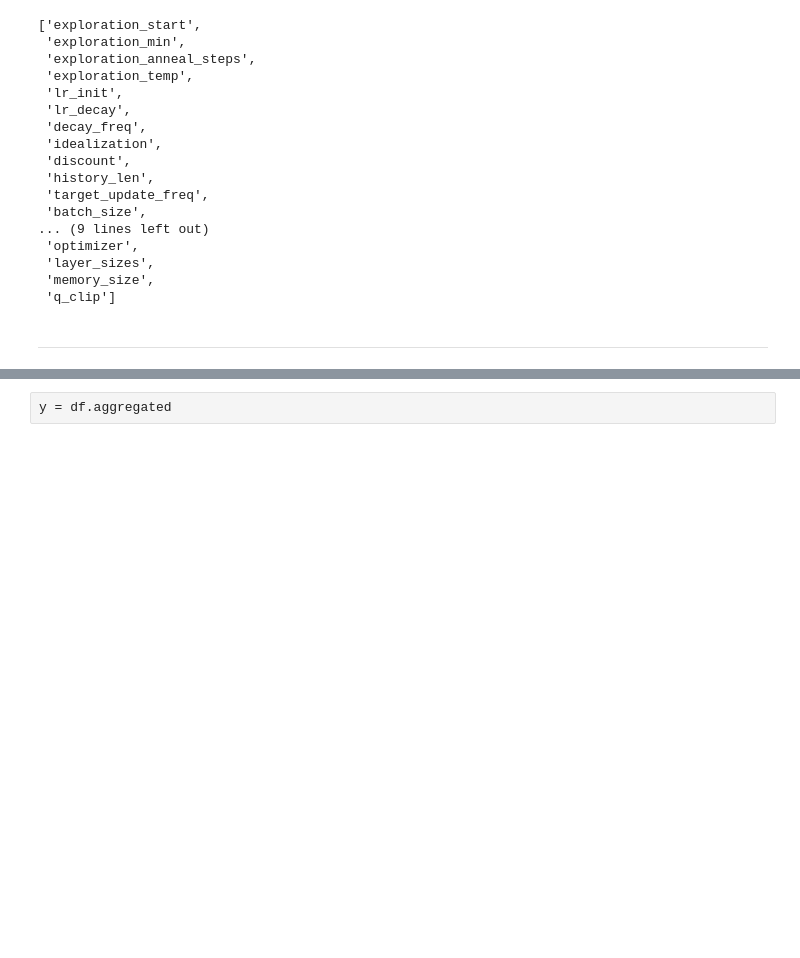
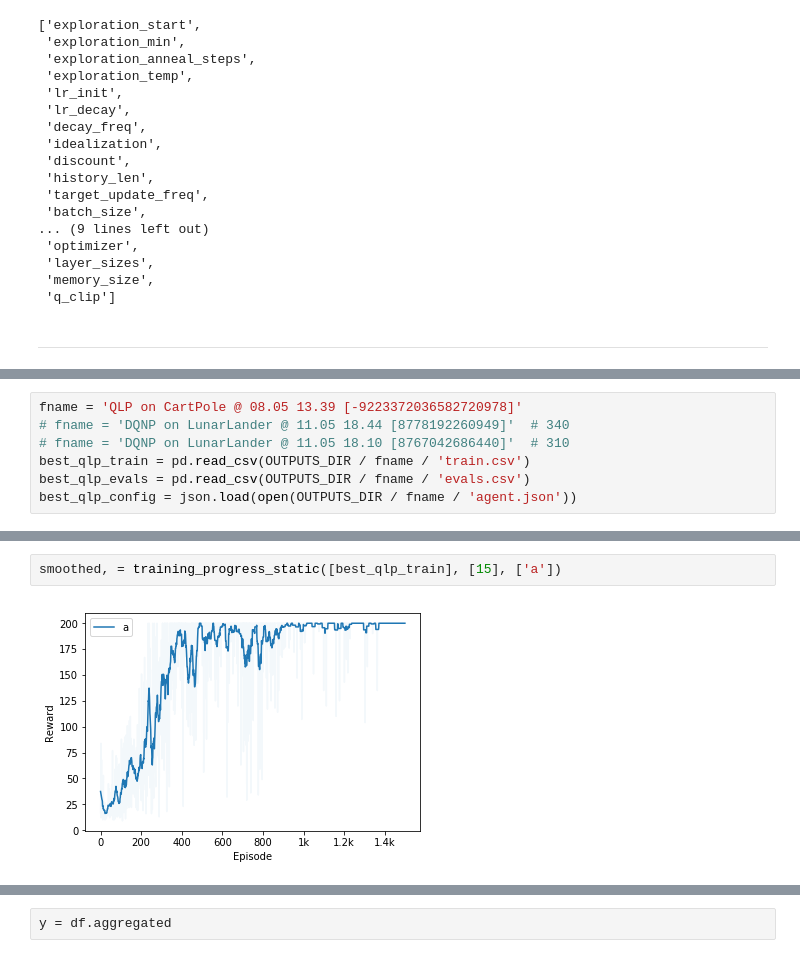
Before and after one commit to stefan-niculae/lunar-rainbow, a Jupyter notebook: gather_priors.ipynb, the cells around one changed output, grey strips where cells are left out. Saved outputs shown, nothing was run; the diff lists cells and outputs as text; blank space fills up the shorter version.

```diff
--- a/gather_priors.ipynb
+++ b/gather_priors.ipynb
@@ -129,0 +226,7 @@ df = pd.DataFrame(dicts)
+# %%
+fname = 'QLP on CartPole @ 08.05 13.39 [-9223372036582720978]'
+# fname = 'DQNP on LunarLander @ 11.05 18.44 [8778192260949]'  # 340
+# fname = 'DQNP on LunarLander @ 11.05 18.10 [8767042686440]'  # 310
+best_qlp_train = pd.read_csv(OUTPUTS_DIR / fname / 'train.csv')
+best_qlp_evals = pd.read_csv(OUTPUTS_DIR / fname / 'evals.csv')
+best_qlp_config = json.load(open(OUTPUTS_DIR / fname / 'agent.json'))
@@ -129,0 +317,4 @@ df = pd.DataFrame(dicts)
+# %%
+smoothed, = training_progress_static([best_qlp_train], [15], ['a'])
+# %% [output]
+[figure, added]
```
Also changed, not shown: parts of 26 cells of this notebook, 34 other files.
